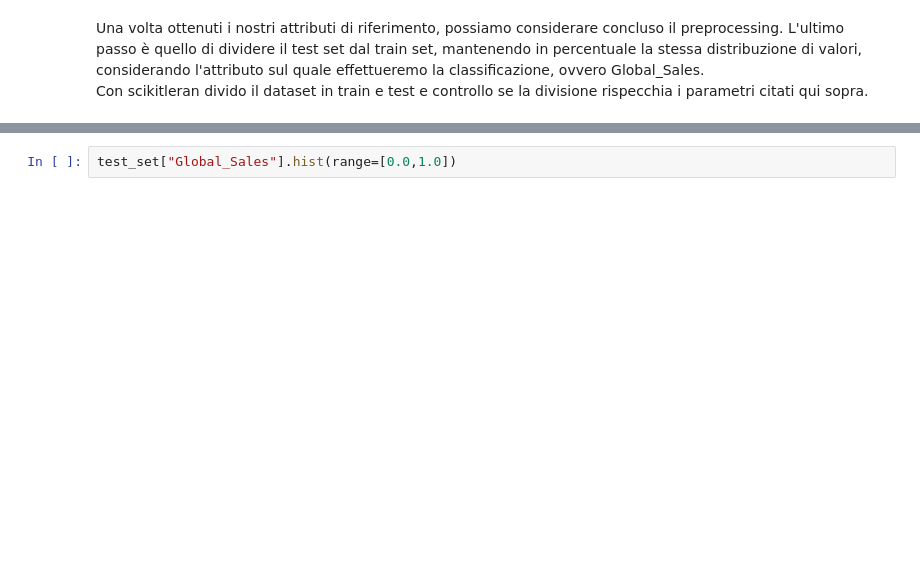
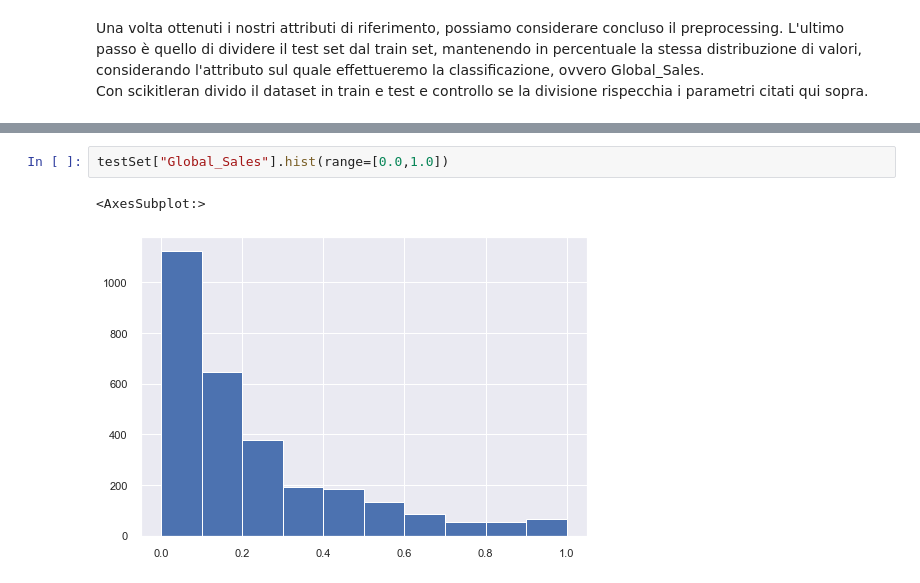
Before and after one commit to SimoneeBr/dm-project, a Jupyter notebook: Progetto_Game_Sales.ipynb, the cells around one changed output, grey strips where cells are left out. Cells and saved outputs as stored; diff of their text form; blank space fills up the shorter version.

```diff
--- a/Progetto_Game_Sales.ipynb
+++ b/Progetto_Game_Sales.ipynb
@@ -364,2 +382,5 @@ training_set["Global_Sales"].hist(range=[0.0,1.0])
 # %%
-test_set["Global_Sales"].hist(range=[0.0,1.0])
+testSet["Global_Sales"].hist(range=[0.0,1.0])
+# %% [output]
+<AxesSubplot:>
+[figure, added]
```
Also changed, not shown: parts of 13 cells of this notebook, 1 other file.
